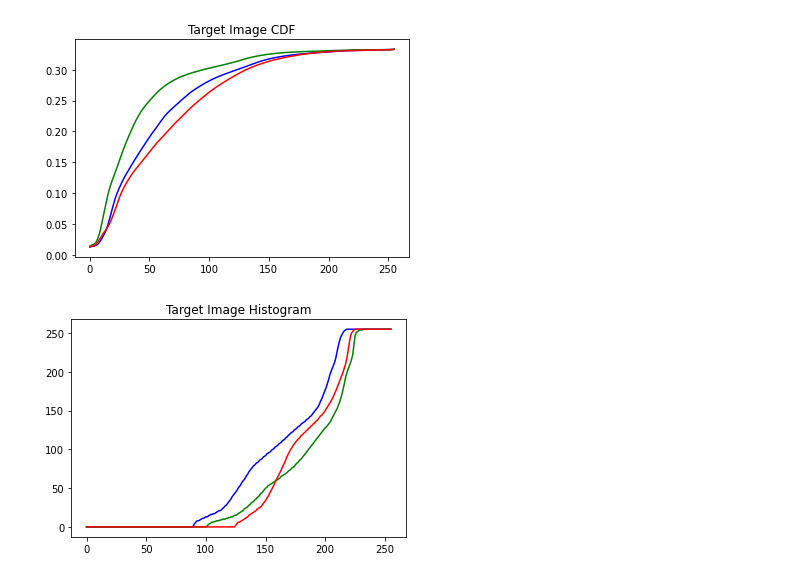
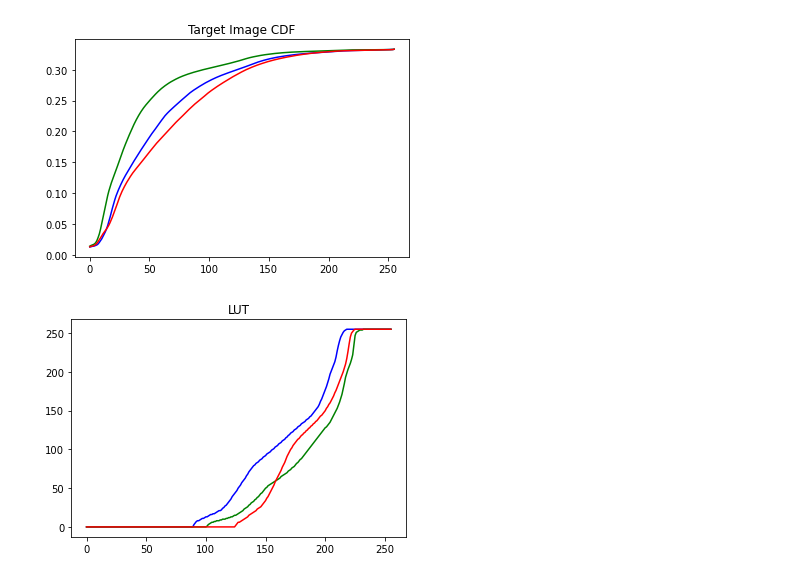
Before and after one commit to batuhanfaik/itu-cmpe, a Jupyter notebook: hw1/hw1.ipynb, the cells around one changed output. Saved outputs shown, nothing was run; the diff lists cells and outputs as text; code cells hidden in the pictures.

```diff
--- a/hw1/hw1.ipynb
+++ b/hw1/hw1.ipynb
@@ -236,14 +236,3 @@ Moviepy - Done !
 Moviepy - video ready part3_video.mp4
 # %% [markdown]
 ## PART 4
-# %%
-cat_0 = cv2.imread("cat/cat_0.png")
-
-colors = ("b", "g", "r")
-for idx, color in enumerate(colors):
-    hist, bins = np.histogram(cat_0[:,:,idx], 256, [0, 256])
-    plt.plot(bins[0:-1], hist, color=color)
-
-plt.xlabel("Color Value")
-plt.ylabel("Pixels")
-plt.show()
@@ -317,7 +304,7 @@ plt.show()
 def get_hist(image):
     hist = np.empty([256, image.shape[-1]])
     for idx in range(hist.shape[-1]):
-        hist_, bins_ = np.histogram(image[:,:,idx], 256, [0, 256])
+        hist_, bins = np.histogram(image[:,:,idx], 256, [0, 256])
         hist[:, idx] = hist_
     return hist, bins
 # %%
@@ -325,7 +312,7 @@ target_image = cv2.imread("Malibu.jpg")
 target_hist, bins = get_hist(target_image)
 
 for idx, color in enumerate(colors):
-    plt.plot(bins[0:-1], hist[:, idx], color=color)
+    plt.plot(bins[0:-1], target_hist[:, idx], color=color)
 
 plt.title("Target Image Histogram")
 plt.show()
@@ -365,10 +352,10 @@ def compose_lut(image_hist, target_hist):
 # %%
 lut = compose_lut(avg_cat_hist, target_hist)
 
 for idx, color in enumerate(colors):
     plt.plot(lut[:, idx], color=color)
 
-plt.title("Target Image Histogram")
+plt.title("LUT")
 plt.show()
 # %% [output]
-[figure, old version]
+[figure, new version]
```
Also changed, not shown: parts of 10 cells of this notebook.
